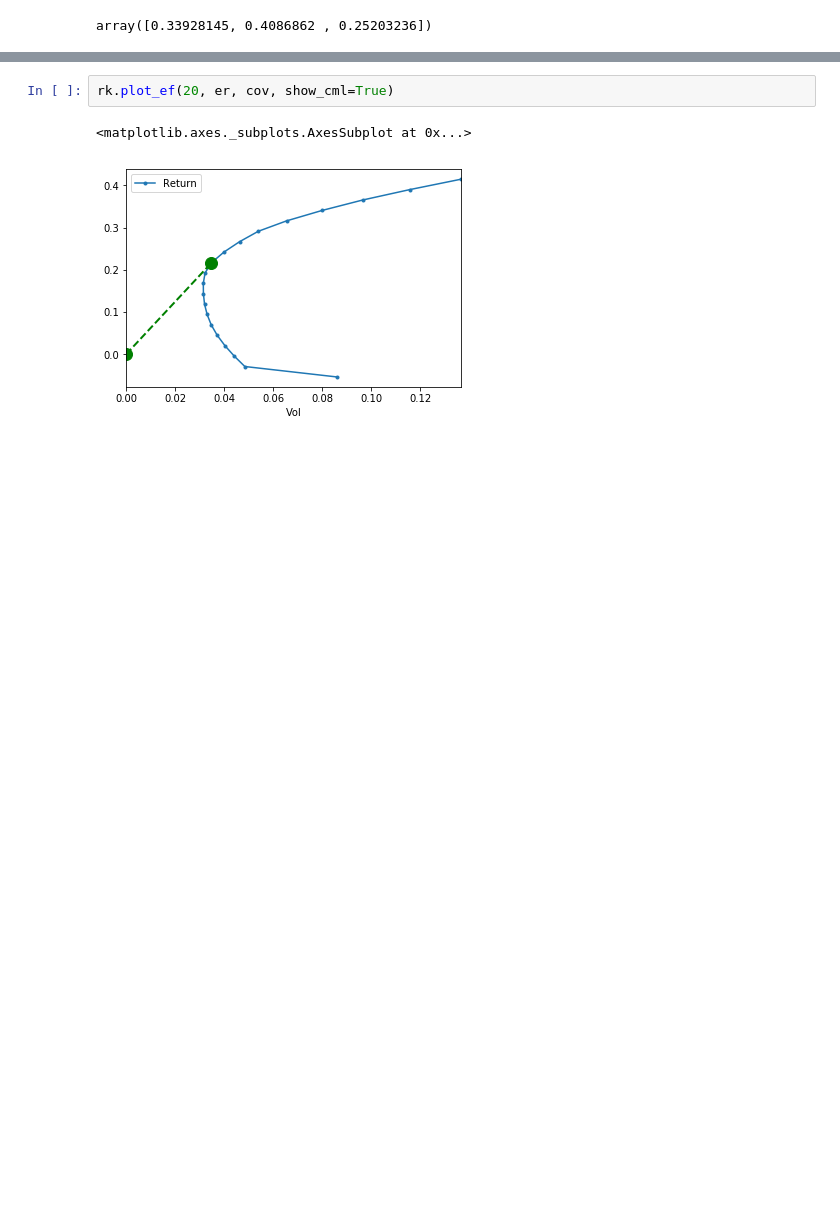
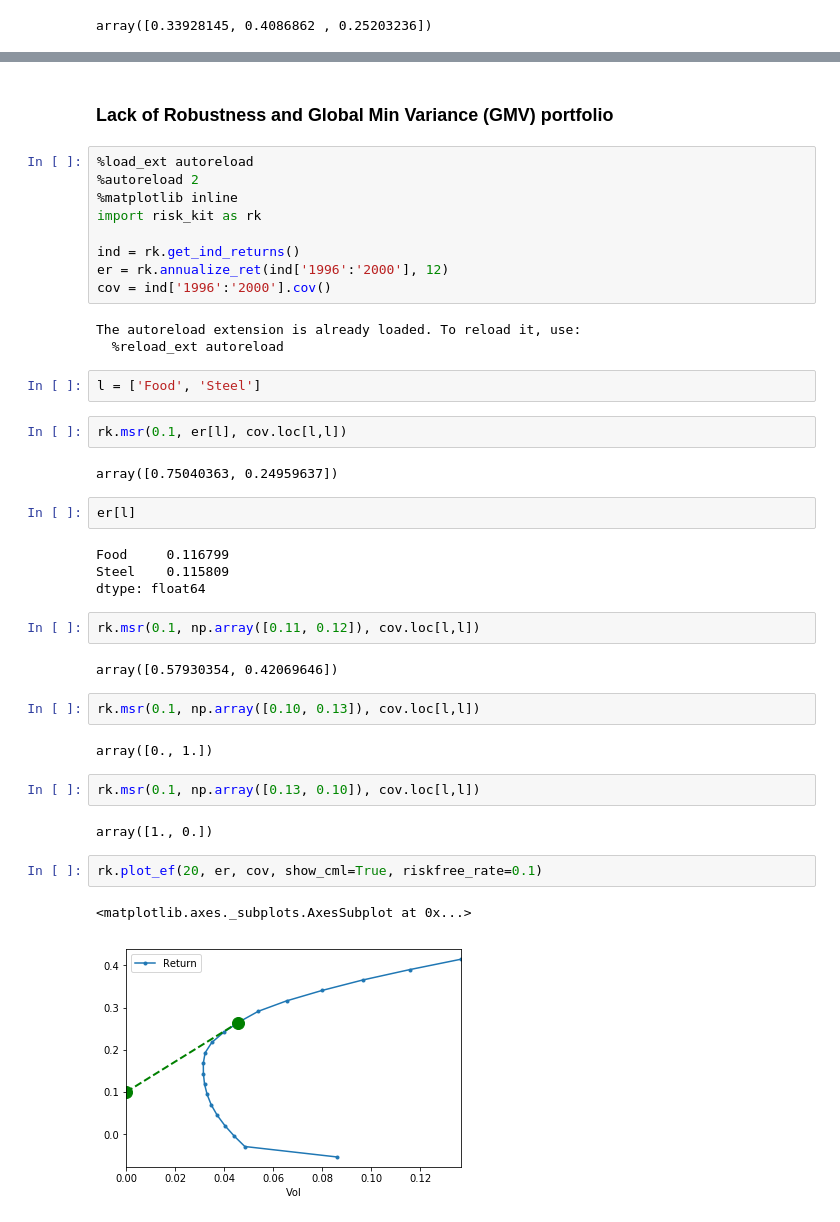
Before and after one commit to allaccountstaken/risk_toolkit, a Jupyter notebook: frontier.ipynb, the cells around one changed output, grey strips where cells are left out. Saved outputs shown, nothing was run; the diff lists cells and outputs as text; blank space fills up the shorter version.

Commit message:
robustness - plotting EW and GMV portfolios

```diff
--- a/frontier.ipynb
+++ b/frontier.ipynb
@@ -328,5 +333,43 @@ array([0.33928145, 0.4086862 , 0.25203236])
+# %% [markdown]
+### Lack of Robustness and Global Min Variance (GMV) portfolio
+# %%
+%load_ext autoreload
+%autoreload 2
+%matplotlib inline
+import risk_kit as rk
+
+ind = rk.get_ind_returns()
+er = rk.annualize_ret(ind['1996':'2000'], 12)
+cov = ind['1996':'2000'].cov()
+# %% [output]
+The autoreload extension is already loaded. To reload it, use:
+  %reload_ext autoreload
+# %%
+l = ['Food', 'Steel']
+# %%
+rk.msr(0.1, er[l], cov.loc[l,l])
+# %% [output]
+array([0.75040363, 0.24959637])
+# %%
+er[l]
+# %% [output]
+Food     0.116799
+Steel    0.115809
+dtype: float64
+# %%
+rk.msr(0.1, np.array([0.11, 0.12]), cov.loc[l,l])
+# %% [output]
+array([0.57930354, 0.42069646])
+# %%
+rk.msr(0.1, np.array([0.10, 0.13]), cov.loc[l,l])
+# %% [output]
+array([0., 1.])
+# %%
+rk.msr(0.1, np.array([0.13, 0.10]), cov.loc[l,l])
+# %% [output]
+array([1., 0.])
 # %%
-rk.plot_ef(20, er, cov, show_cml=True)
+rk.plot_ef(20, er, cov, show_cml=True, riskfree_rate=0.1)
 # %% [output]
 <matplotlib.axes._subplots.AxesSubplot at 0x...>
-[figure, old version]
+[figure, new version]
```
Also changed, not shown: parts of 3 cells of this notebook, 1 other file.
